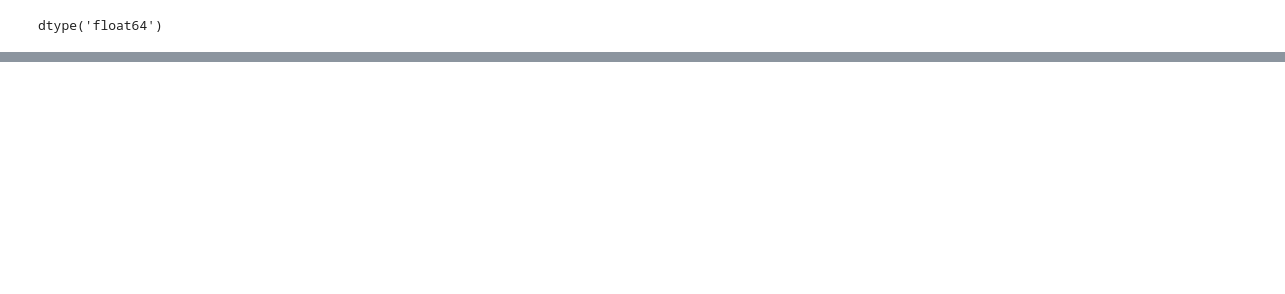
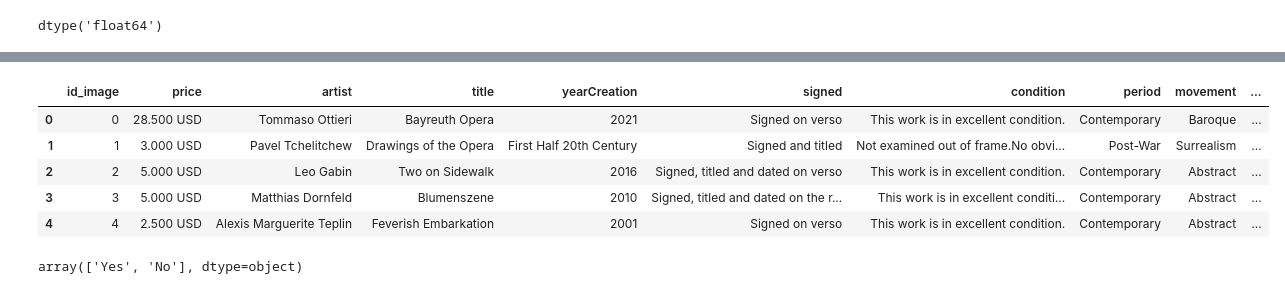
Before and after one commit to AntoanetaStoyanova/Art_Price, a Jupyter notebook: price.ipynb, the cells around one changed output, grey strips where cells are left out. Drawn from its saved outputs; the diff is of its cells as text; code cells hidden in the pictures; blank space fills up the shorter version.

```diff
--- a/price.ipynb
+++ b/price.ipynb
@@ -179,0 +232,24 @@ data.head(1)
+# %%
+# Define a function to clean the 'signed' column
+def clean_signed(signed_text):
+    if 'Signed' in signed_text or 'signed' in signed_text:
+        return 'Yes'
+    else:
+        return 'No'
+
+# Apply the function to create the new column 'clean_signed'
+data['clean_signed'] = data['signed'].apply(clean_signed)
+
+# Display the updated DataFrame
+data.head(5)
+# %% [output]
+|  | id_image | price | artist | title | yearCreation | signed | condition | period | movement | ... |
+| 0 | 0 | 28.500 USD | Tommaso Ottieri | Bayreuth Opera | 2021 | Signed on verso | This work is in excellent condition. | Contemporary | Baroque | ... |
+| 1 | 1 | 3.000 USD | Pavel Tchelitchew | Drawings of the Opera | First Half 20th Century | Signed and titled | Not examined out of frame.No obvi... | Post-War | Surrealism | ... |
+| 2 | 2 | 5.000 USD | Leo Gabin | Two on Sidewalk | 2016 | Signed, titled and dated on verso | This work is in excellent condition. | Contemporary | Abstract | ... |
+| 3 | 3 | 5.000 USD | Matthias Dornfeld | Blumenszene | 2010 | Signed, titled and dated on the r... | This work is in excellent conditi... | Contemporary | Abstract | ... |
+| 4 | 4 | 2.500 USD | Alexis Marguerite Teplin | Feverish Embarkation | 2001 | Signed on verso | This work is in excellent condition. | Contemporary | Abstract | ... |
+# %%
+data['clean_signed'].unique()
+# %% [output]
+array(['Yes', 'No'], dtype=object)
```
Also changed, not shown: parts of 12 cells of this notebook, 10 other files.
